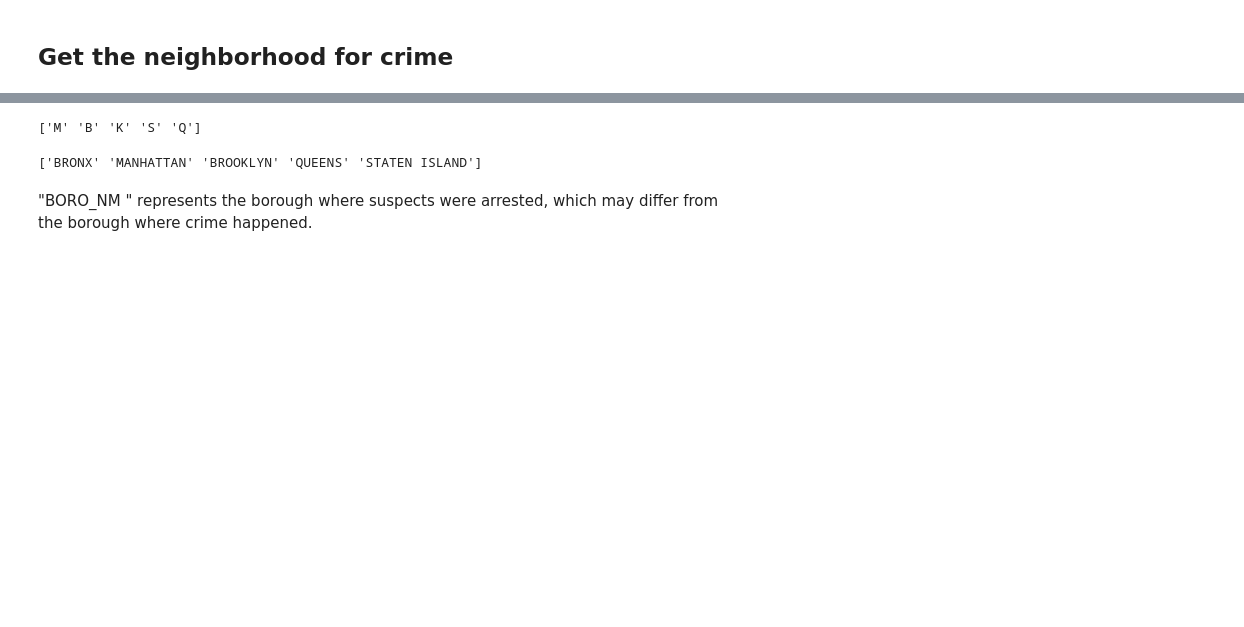
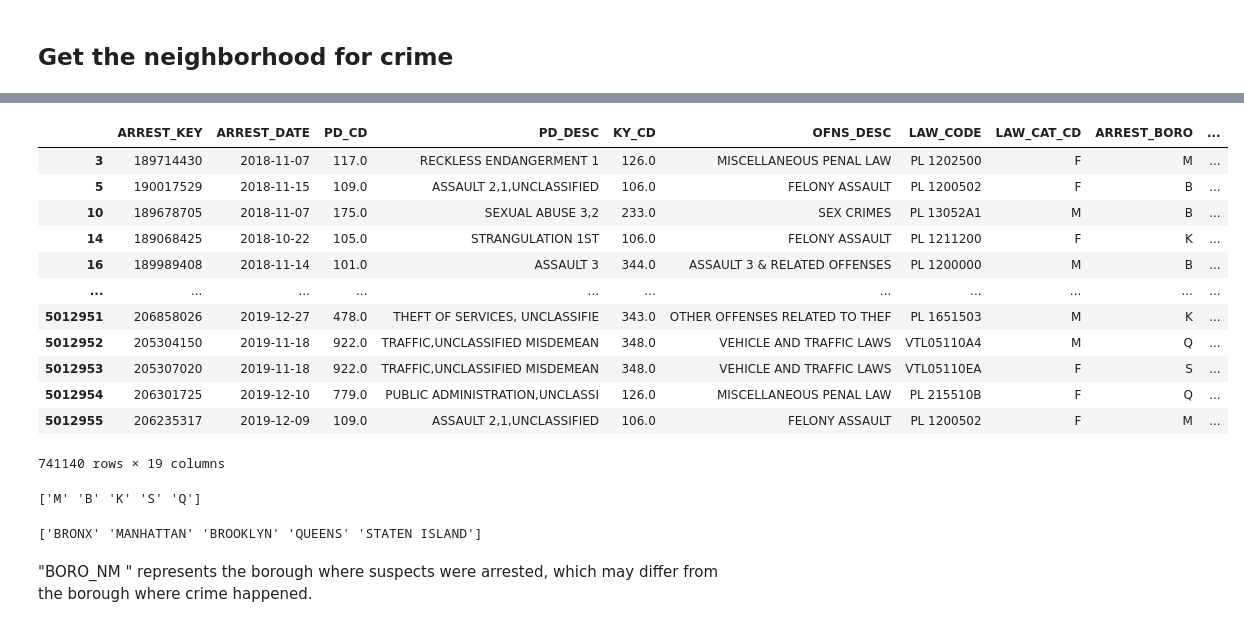
Before and after one commit to Dh0le/2022Spring_Finals, a Jupyter notebook: IS597 Final Project.ipynb, the cells around one changed output, grey strips where cells are left out. Drawn from its saved outputs; the diff is of its cells as text; code cells hidden in the pictures; blank space fills up the shorter version.

```diff
--- a/IS597 Final Project.ipynb
+++ b/IS597 Final Project.ipynb
@@ -382,3 +429,22 @@ crimeData.head()
+# %%
+crimeData['ARREST_DATE'] = pd.to_datetime(crimeData['ARREST_DATE'],format="%m/%d/%Y")
+mask = (crimeData['ARREST_DATE'] >= '2017-01-01') & (crimeData['ARREST_DATE'] <= '2019-12-31')
+crimeData_2017_2019 = crimeData.loc[mask].copy()
+crimeData_2017_2019
+# %% [output]
+|  | ARREST_KEY | ARREST_DATE | PD_CD | PD_DESC | KY_CD | OFNS_DESC | LAW_CODE | LAW_CAT_CD | ARREST_BORO | ... |
+| 3 | 189714430 | 2018-11-07 | 117.0 | RECKLESS ENDANGERMENT 1 | 126.0 | MISCELLANEOUS PENAL LAW | PL 1202500 | F | M | ... |
+| 5 | 190017529 | 2018-11-15 | 109.0 | ASSAULT 2,1,UNCLASSIFIED | 106.0 | FELONY ASSAULT | PL 1200502 | F | B | ... |
+| 10 | 189678705 | 2018-11-07 | 175.0 | SEXUAL ABUSE 3,2 | 233.0 | SEX CRIMES | PL 13052A1 | M | B | ... |
+| 14 | 189068425 | 2018-10-22 | 105.0 | STRANGULATION 1ST | 106.0 | FELONY ASSAULT | PL 1211200 | F | K | ... |
+| 16 | 189989408 | 2018-11-14 | 101.0 | ASSAULT 3 | 344.0 | ASSAULT 3 & RELATED OFFENSES | PL 1200000 | M | B | ... |
+| ... | ... | ... | ... | ... | ... | ... | ... | ... | ... | ... |
+| 5012951 | 206858026 | 2019-12-27 | 478.0 | THEFT OF SERVICES, UNCLASSIFIE | 343.0 | OTHER OFFENSES RELATED TO THEF | PL 1651503 | M | K | ... |
+| 5012952 | 205304150 | 2019-11-18 | 922.0 | TRAFFIC,UNCLASSIFIED MISDEMEAN | 348.0 | VEHICLE AND TRAFFIC LAWS | VTL05110A4 | M | Q | ... |
+| 5012953 | 205307020 | 2019-11-18 | 922.0 | TRAFFIC,UNCLASSIFIED MISDEMEAN | 348.0 | VEHICLE AND TRAFFIC LAWS | VTL05110EA | F | S | ... |
+| 5012954 | 206301725 | 2019-12-10 | 779.0 | PUBLIC ADMINISTRATION,UNCLASSI | 126.0 | MISCELLANEOUS PENAL LAW | PL 215510B | F | Q | ... |
+| 5012955 | 206235317 | 2019-12-09 | 109.0 | ASSAULT 2,1,UNCLASSIFIED | 106.0 | FELONY ASSAULT | PL 1200502 | F | M | ... |
+741140 rows × 19 columns
 # %%
 print(crimeData['ARREST_BORO'].unique())
 # %% [output]
```
Also changed, not shown: parts of 24 cells of this notebook.
